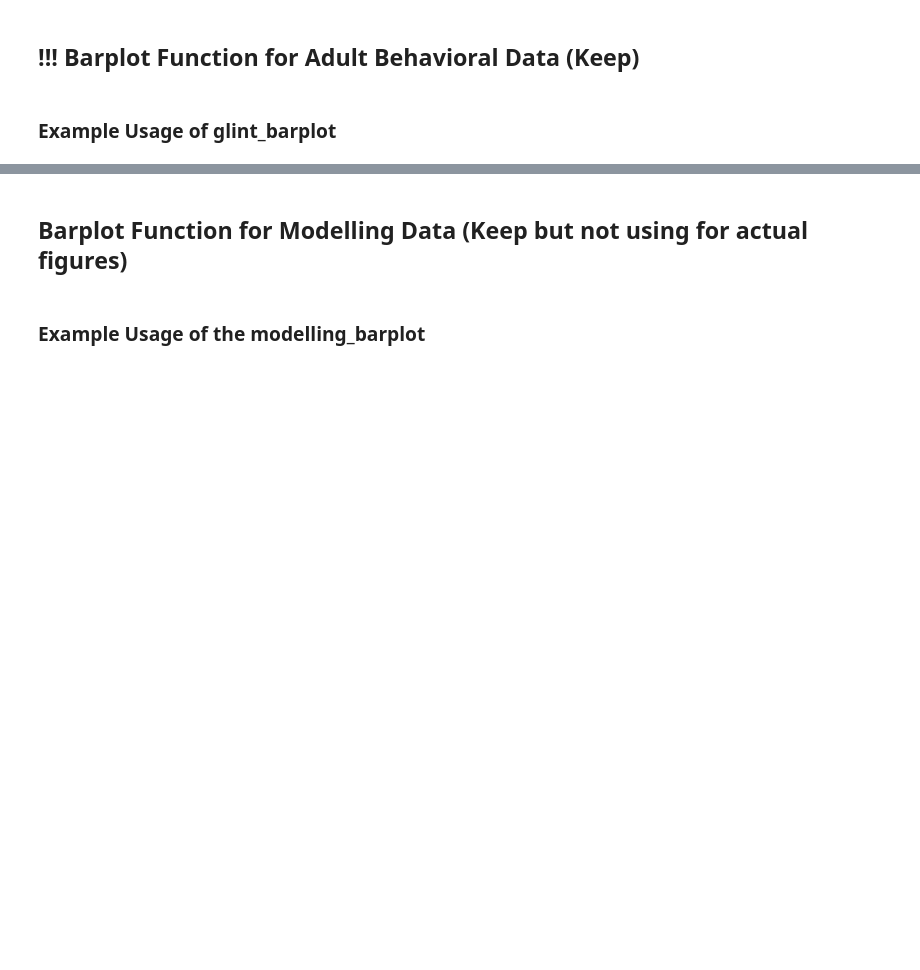
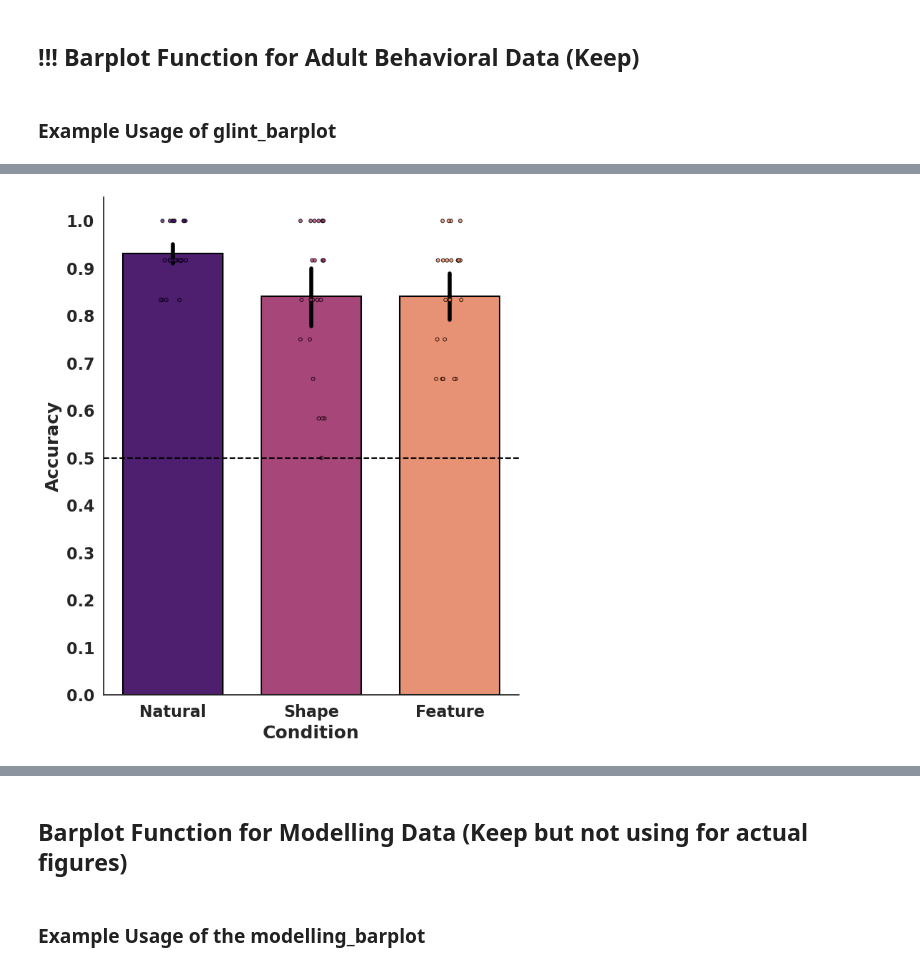
Before and after one commit to ars1399/glint_analysis, a Jupyter notebook: glint_figure_generator.ipynb, the cells around one changed output, grey strips where cells are left out. Saved outputs shown, nothing was run; the diff lists cells and outputs as text; code cells hidden in the pictures; blank space fills up the shorter version.

```diff
--- a/glint_figure_generator.ipynb
+++ b/glint_figure_generator.ipynb
@@ -65,0 +70,13 @@ def chance_and_experiment_parameters(experiment, extreme_version):
+# %%
+
+#Read in the child data for the familiar condition
+child_familiar_path = '/zpool/vladlab/data_drive/glint_master/data/child_data/child_glint_familiar_cleaned_long.csv' # Path
+
+child_familiar_data = pd.read_csv(child_familiar_path) #Read in the child data for the novel condition
+
+#Read in the child data for the novel condition
+child_novel_path = '/zpool/vladlab/data_drive/glint_master/data/child_data/child_glint_novel_cleaned_long.csv' # Path
+
+child_novel_data = pd.read_csv(child_novel_path) #Read in the child data for the novel condition
+
+print(child_familiar_data.head())
@@ -238,0 +332,4 @@ plt.show()
+# %%
+child_barplot(child_familiar_data, 0.5)
+# %% [output]
+[figure, added]
```
Also changed, not shown: parts of 10 cells of this notebook, 1 other file.
